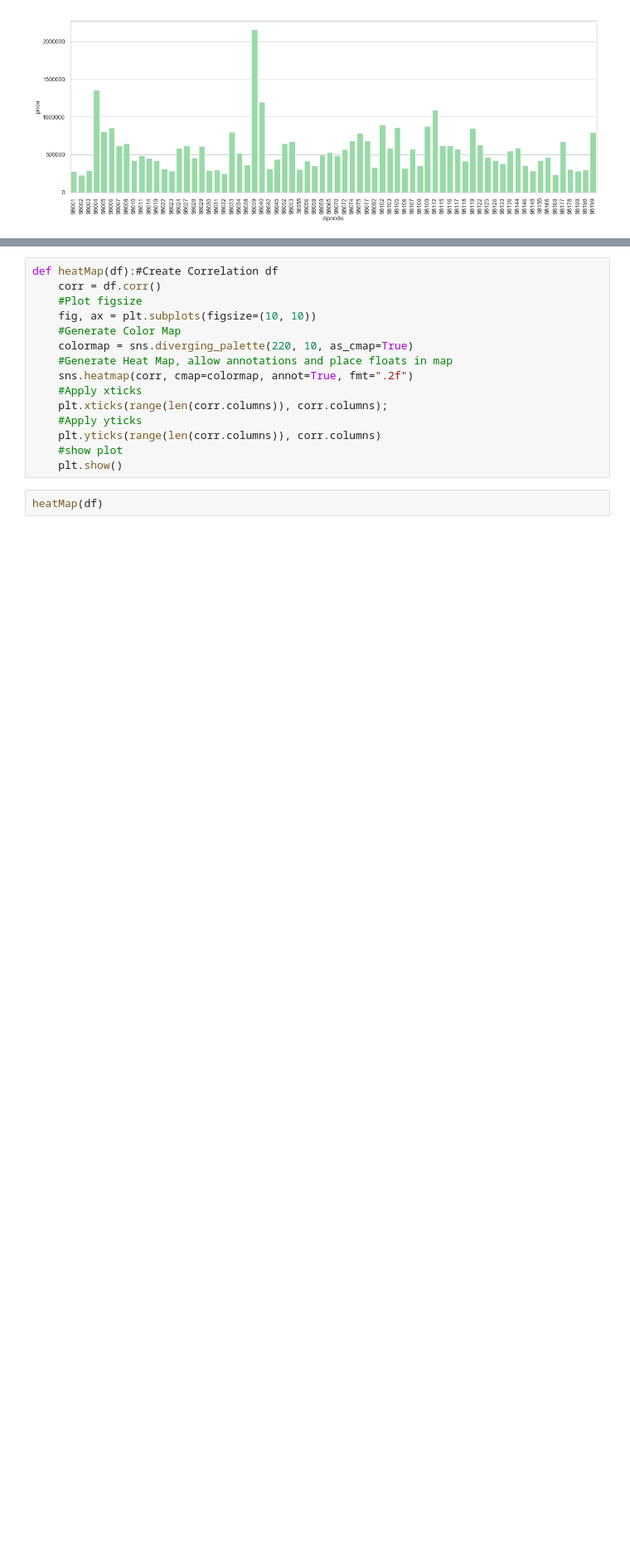
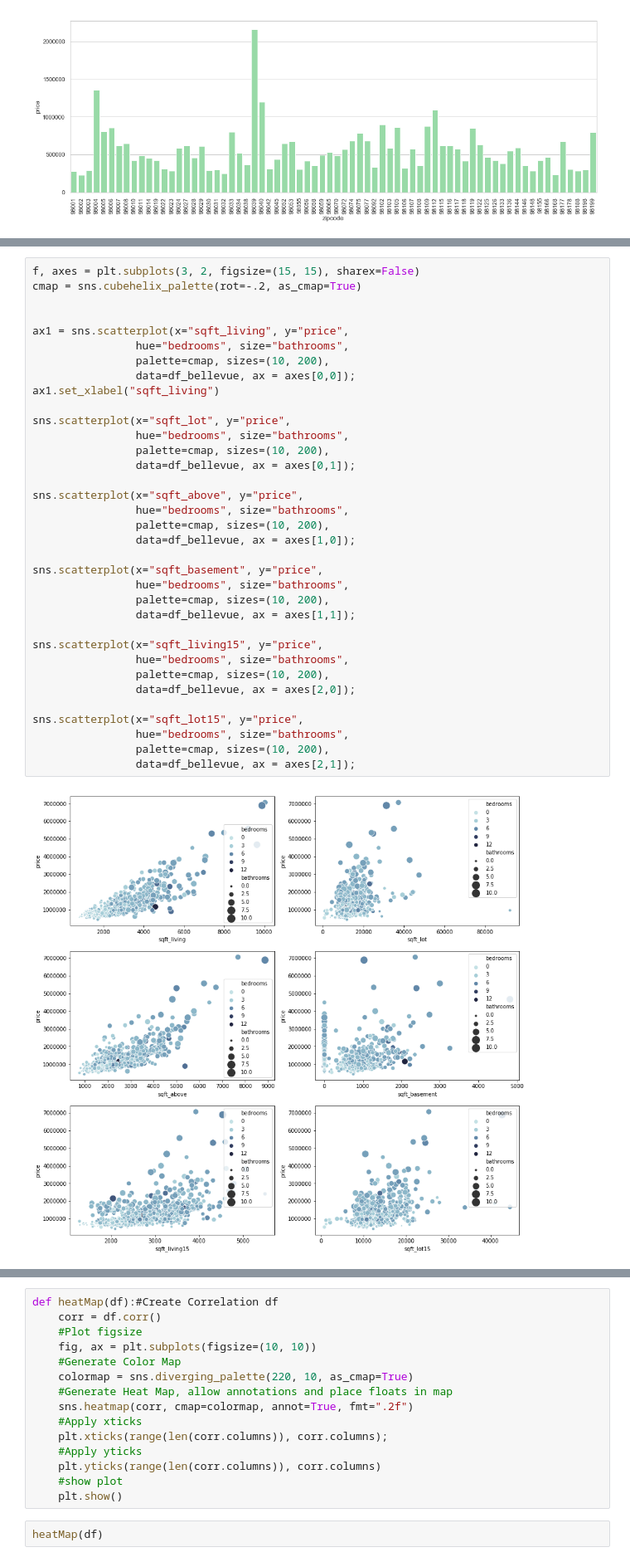
Before and after one commit to miyamuse/dsc-1-final-project-online-ds-sp-000, a Jupyter notebook: student.ipynb, the cells around one changed output, grey strips where cells are left out. Shown at 83% size. Saved outputs shown, nothing was run; the diff lists cells and outputs as text; blank space fills up the shorter version.

```diff
--- a/student.ipynb
+++ b/student.ipynb
@@ -675,0 +709,37 @@ This is helpful to begin to see the variation of housing prices by zipcodes. The
+# %%
+f, axes = plt.subplots(3, 2, figsize=(15, 15), sharex=False)
+cmap = sns.cubehelix_palette(rot=-.2, as_cmap=True)
+
+
+ax1 = sns.scatterplot(x="sqft_living", y="price",
+                hue="bedrooms", size="bathrooms",
+                palette=cmap, sizes=(10, 200),
+                data=df_bellevue, ax = axes[0,0]);
+ax1.set_xlabel("sqft_living")
+
+sns.scatterplot(x="sqft_lot", y="price",
+                hue="bedrooms", size="bathrooms",
+                palette=cmap, sizes=(10, 200),
+                data=df_bellevue, ax = axes[0,1]);
+
+sns.scatterplot(x="sqft_above", y="price",
+                hue="bedrooms", size="bathrooms",
+                palette=cmap, sizes=(10, 200),
+                data=df_bellevue, ax = axes[1,0]);
+
+sns.scatterplot(x="sqft_basement", y="price",
+                hue="bedrooms", size="bathrooms",
+                palette=cmap, sizes=(10, 200),
+                data=df_bellevue, ax = axes[1,1]);
+
+sns.scatterplot(x="sqft_living15", y="price",
+                hue="bedrooms", size="bathrooms",
+                palette=cmap, sizes=(10, 200),
+                data=df_bellevue, ax = axes[2,0]);
+
+sns.scatterplot(x="sqft_lot15", y="price",
+                hue="bedrooms", size="bathrooms",
+                palette=cmap, sizes=(10, 200),
+                data=df_bellevue, ax = axes[2,1]);
+# %% [output]
+[figure, added]
```
Also changed, not shown: parts of 25 cells of this notebook, 2 other files.
